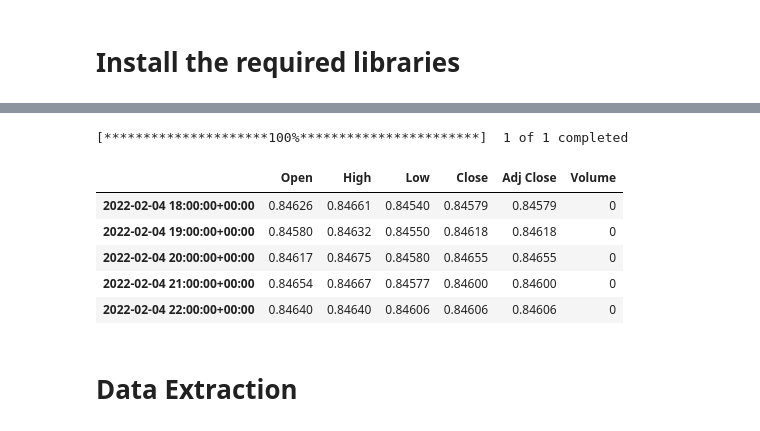
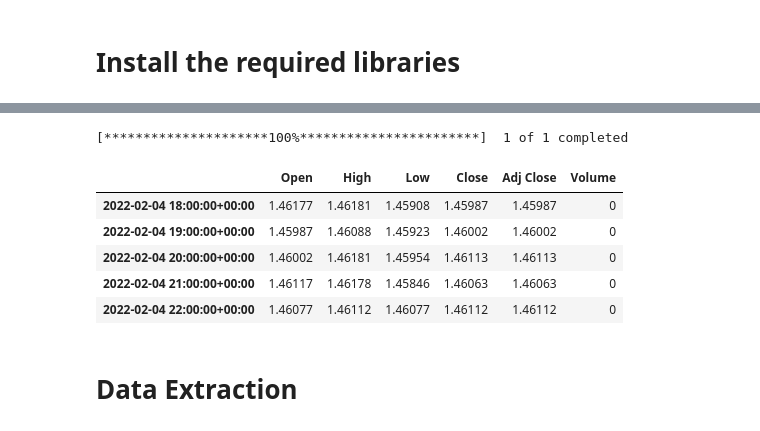
Before and after one commit to ayoubbensakhria/finance_algo, a Jupyter notebook: FXPROBOT_v2_DecisionTree.ipynb, the cells around one changed output, grey strips where cells are left out. Saved outputs shown, nothing was run; the diff lists cells and outputs as text; code cells hidden in the pictures.

```diff
--- a/FXPROBOT_v2_DecisionTree.ipynb
+++ b/FXPROBOT_v2_DecisionTree.ipynb
@@ -42,20 +42,20 @@ plt.rcParams['figure.figsize'] = (24, 12)
 plt.style.use('fivethirtyeight')
 warnings.filterwarnings('ignore')
 # %%
-symbol = "EURGBP=x"
+symbol = "EURCAD=x"
 start = datetime(2020, 3, 12)
 end = datetime.now() - timedelta(days=7)
 df = yf.download(tickers=symbol, start=start, end=end, interval="1h")
 df.tail()
 #mpf.plot(df,type='candle',mav=(3,6,9),volume=True)
 # %% [output]
 [*********************100%***********************]  1 of 1 completed
 |  | Open | High | Low | Close | Adj Close | Volume |
-| 2022-02-04 18:00:00+00:00 | 0.84626 | 0.84661 | 0.84540 | 0.84579 | 0.84579 | 0 |
-| 2022-02-04 19:00:00+00:00 | 0.84580 | 0.84632 | 0.84550 | 0.84618 | 0.84618 | 0 |
-| 2022-02-04 20:00:00+00:00 | 0.84617 | 0.84675 | 0.84580 | 0.84655 | 0.84655 | 0 |
-| 2022-02-04 21:00:00+00:00 | 0.84654 | 0.84667 | 0.84577 | 0.84600 | 0.84600 | 0 |
-| 2022-02-04 22:00:00+00:00 | 0.84640 | 0.84640 | 0.84606 | 0.84606 | 0.84606 | 0 |
+| 2022-02-04 18:00:00+00:00 | 1.46177 | 1.46181 | 1.45908 | 1.45987 | 1.45987 | 0 |
+| 2022-02-04 19:00:00+00:00 | 1.45987 | 1.46088 | 1.45923 | 1.46002 | 1.46002 | 0 |
+| 2022-02-04 20:00:00+00:00 | 1.46002 | 1.46181 | 1.45954 | 1.46113 | 1.46113 | 0 |
+| 2022-02-04 21:00:00+00:00 | 1.46117 | 1.46178 | 1.45846 | 1.46063 | 1.46063 | 0 |
+| 2022-02-04 22:00:00+00:00 | 1.46077 | 1.46112 | 1.46077 | 1.46112 | 1.46112 | 0 |
 # %% [markdown]
 # Data Extraction
 # %%
```
Also changed, not shown: parts of 9 cells of this notebook.
